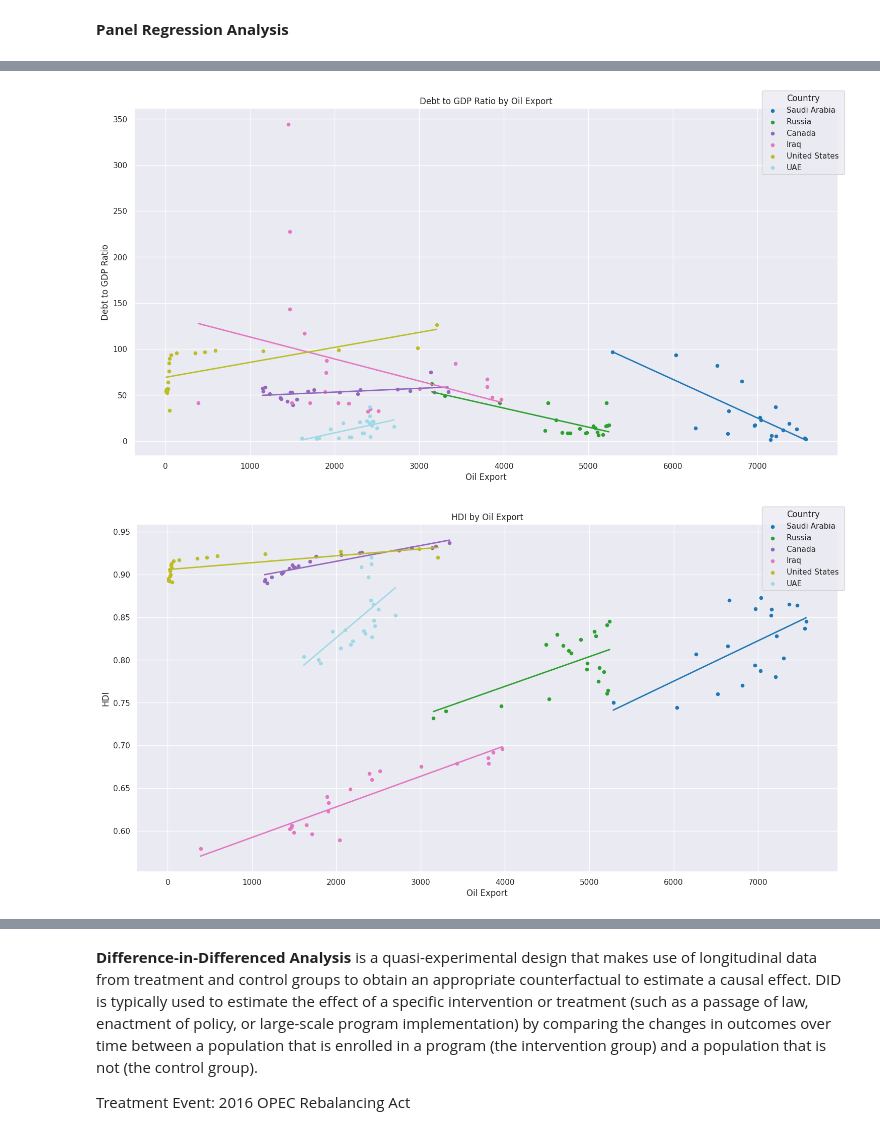
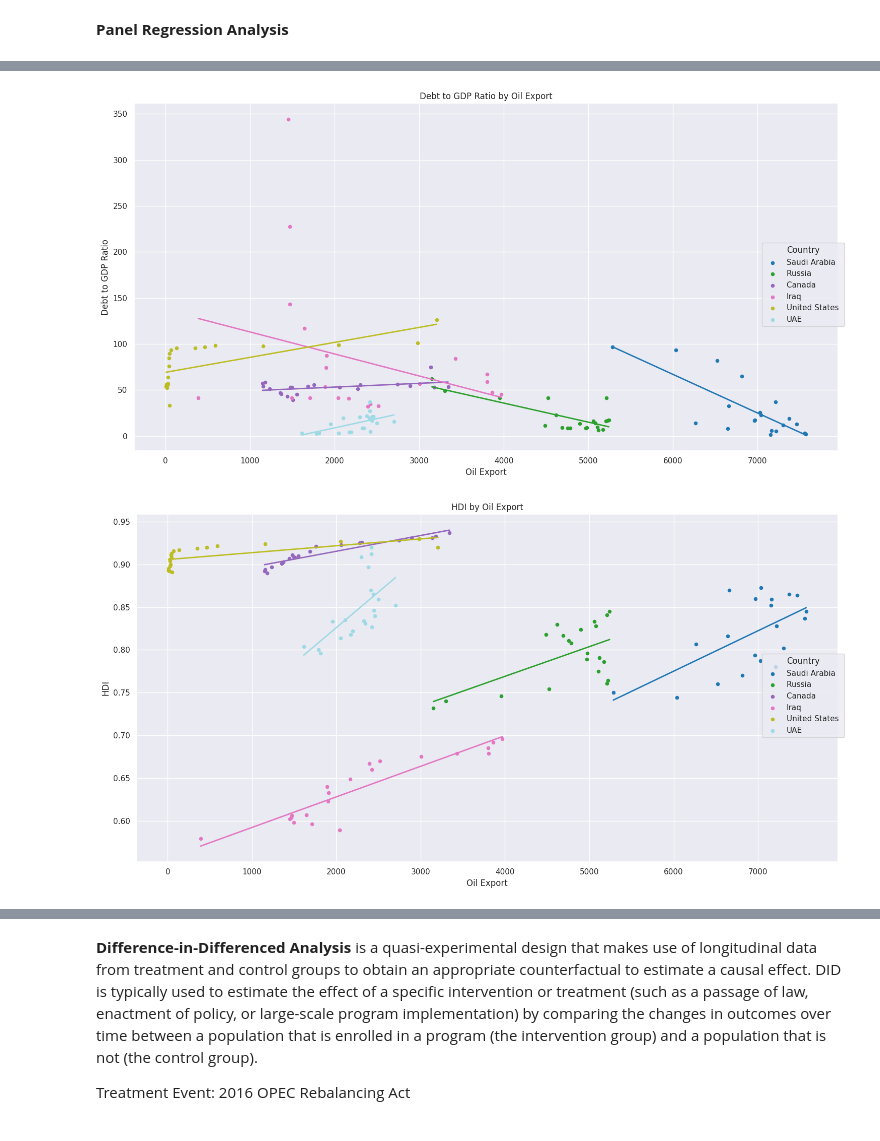
Before and after one commit to winstonlingga/QM2Gr13, a Jupyter notebook: QM2 Code.ipynb, the cells around one changed output, grey strips where cells are left out. Cells and saved outputs as stored; diff of their text form; code cells hidden in the pictures.

```diff
--- a/QM2 Code.ipynb
+++ b/QM2 Code.ipynb
@@ -279,40 +283,40 @@ T-stats reported in parentheses
 from scipy import stats
 
 # Reset the index to access 'Country' and 'Year' for plotting.
-df_reset = df.reset_index()
+df = df.reset_index()
 
 # Define a colormap for the countries.
-countries = df_reset['Country'].unique()
+countries = df['Country'].unique()
 color_map = plt.cm.tab20(np.linspace(0, 1, len(countries)))
 
 # Set up a regression function
 def plot_country_regression(ax, x, y, country_color):
     m, b = np.polyfit(x, y, 1)
     ax.plot(np.sort(x), m*np.sort(x) + b, color=country_color, linewidth=2)
 
 # Create a function to plot seperate graphs
 def plot_variable_against_oil_rent(variable, y_label, title):
   fig, axes = plt.subplots(figsize=(15, 8))
   for (color, country) in zip(color_map, countries):
-    country_data = df_reset[df_reset['Country'] == country]
+    country_data = df[df['Country'] == country]
     axes.scatter(country_data['Oil_Export'], country_data[variable], color=color, label=country, s=20)
     plot_country_regression(axes, country_data['Oil_Export'], country_data[variable], color) # Plot the regression line
   axes.set_ylabel(y_label)
   axes.set_xlabel('Oil Export')
   axes.set_title(title)
 # Add a legend
   handles, labels = axes.get_legend_handles_labels()
-  fig.legend(handles, labels, loc='upper right', ncol=1, title='Country')
+  fig.legend(handles, labels, loc='center right', ncol=1, title='Country')
 # Plot the graph
   plt.tight_layout()
   plt.show()
 
 # Plot each variable out
 plot_variable_against_oil_rent('Debt_to_GDP_Ratio', 'Debt to GDP Ratio', 'Debt to GDP Ratio by Oil Export')
 plot_variable_against_oil_rent('HDI', 'HDI', 'HDI by Oil Export')
 plot_variable_against_oil_rent('Democracy_Index', 'Democracy Index', 'Democracy Index by Oil Export')
 plot_variable_against_oil_rent('Civil_Rights_Freedom_Indexes', 'Civil Rights Freedom Indexes', 'Civil Rights Freedom Indexes by Oil Export')
 plot_variable_against_oil_rent('Gini_Coefficient', 'Gini Coefficient', 'Gini Coefficient Indexes by Oil Export')
 # %% [output]
-[figure, old version]
+[figure, new version]
-[figure, old version]
+[figure, new version]
```
Also changed, not shown: parts of 9 cells of this notebook.
